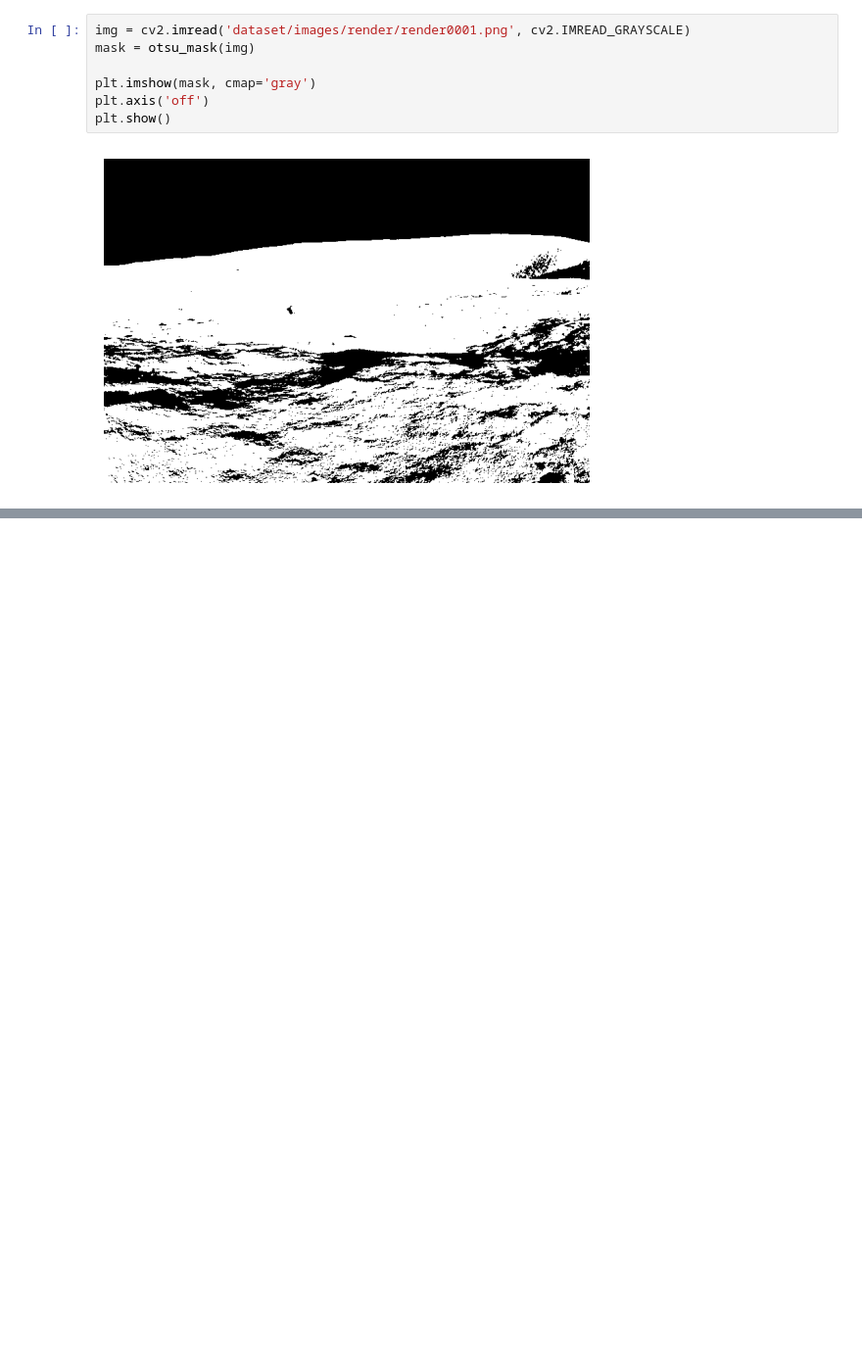
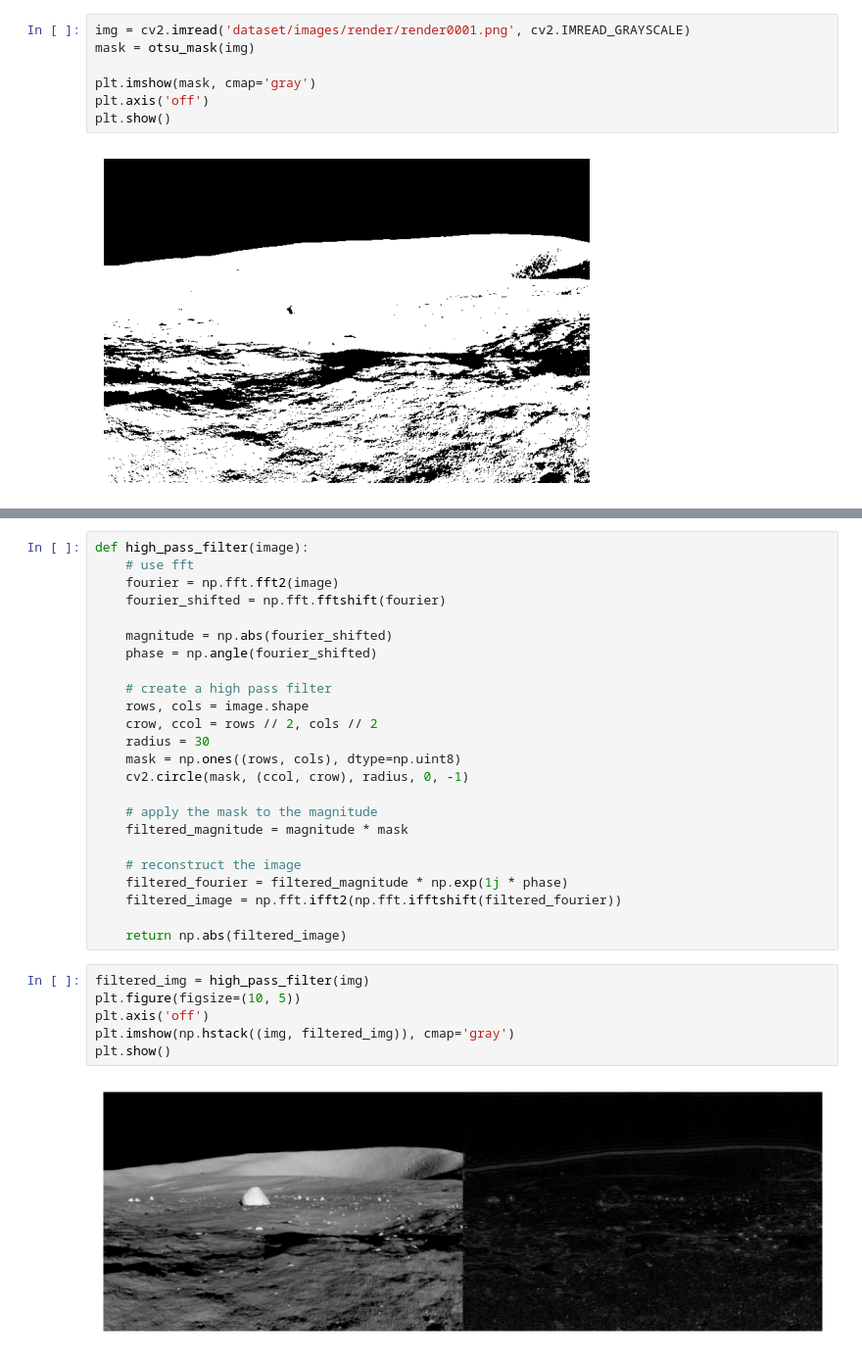
Before and after one commit to amag1/lunar-image-segmentation, a Jupyter notebook: test.ipynb, the cells around one changed output, grey strips where cells are left out. Shown at 98% size. Drawn from its saved outputs; the diff is of its cells as text; blank space fills up the shorter version.

```diff
--- a/test.ipynb
+++ b/test.ipynb
@@ -23,0 +61,32 @@ Mean Squared Error: 1738.1622461808233
+# %%
+def high_pass_filter(image):
+    # use fft
+    fourier = np.fft.fft2(image)
+    fourier_shifted = np.fft.fftshift(fourier)
+
+    magnitude = np.abs(fourier_shifted)
+    phase = np.angle(fourier_shifted)
+
+    # create a high pass filter
+    rows, cols = image.shape
+    crow, ccol = rows // 2, cols // 2
+    radius = 30
+    mask = np.ones((rows, cols), dtype=np.uint8)
+    cv2.circle(mask, (ccol, crow), radius, 0, -1)
+
+    # apply the mask to the magnitude
+    filtered_magnitude = magnitude * mask
+
+    # reconstruct the image
+    filtered_fourier = filtered_magnitude * np.exp(1j * phase)
+    filtered_image = np.fft.ifft2(np.fft.ifftshift(filtered_fourier))
+
+    return np.abs(filtered_image)
+# %%
+filtered_img = high_pass_filter(img)
+plt.figure(figsize=(10, 5))
+plt.axis('off')
+plt.imshow(np.hstack((img, filtered_img)), cmap='gray')
+plt.show()
+# %% [output]
+[figure, added]
```
Also changed, not shown: parts of 7 cells of this notebook.
